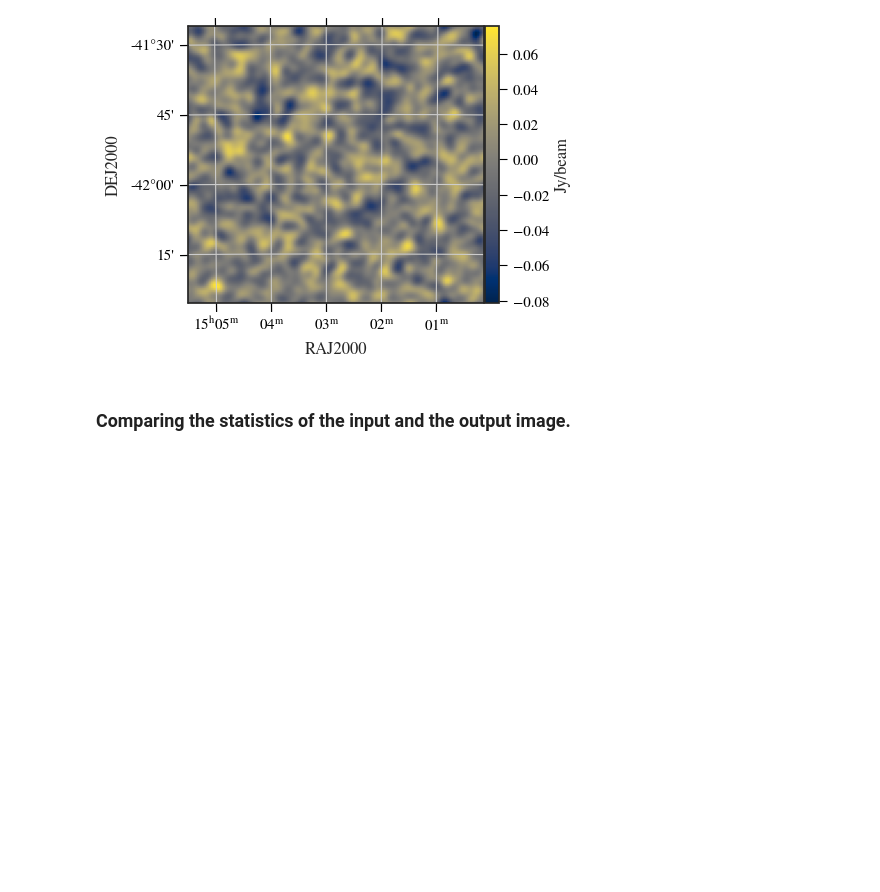
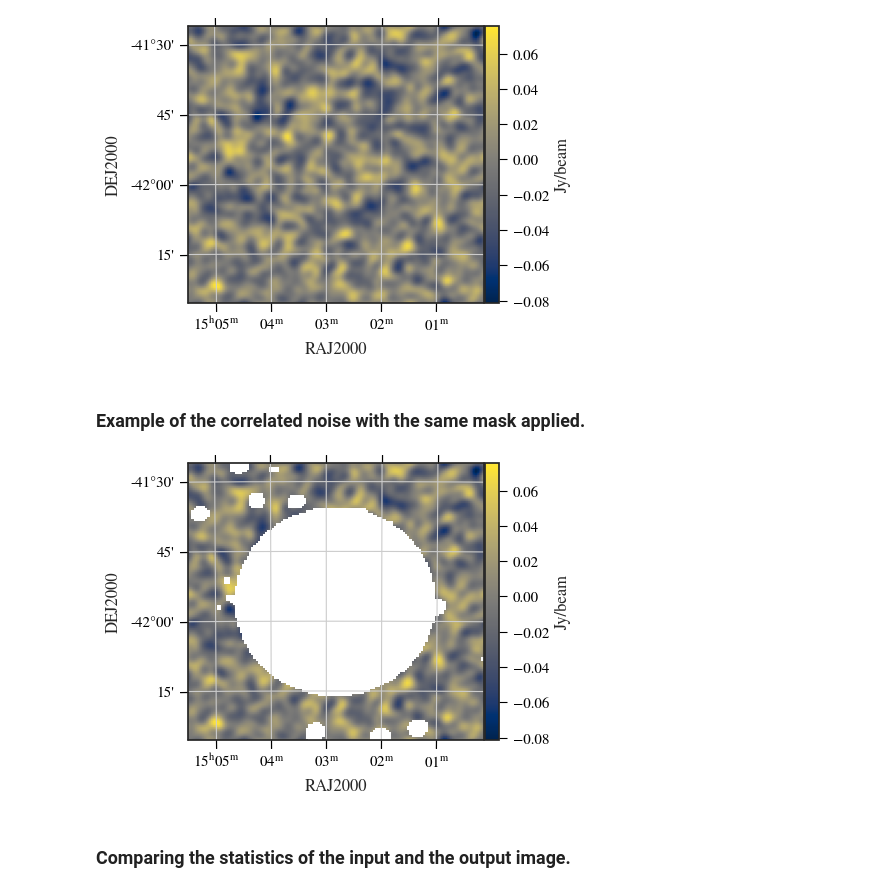
Before and after one commit to JaidenCook/SNRfit, a Jupyter notebook: workbooks/Correlating_Noise.ipynb, the cells around one changed output. Cells and saved outputs as stored; diff of their text form; code cells hidden in the pictures; blank space fills up the shorter version.

```diff
--- a/workbooks/Correlating_Noise.ipynb
+++ b/workbooks/Correlating_Noise.ipynb
@@ -142,6 +142,15 @@ Correlated standard deviation is 0.021
 snrfit.astro_plot_2D(img_cor_noise, w, figsize=(7.5,6),scale=0.6)
 # %% [output]
 [figure]
+# %% [markdown]
+### Example of the correlated noise with the same mask applied.
+# %%
+img_cor_masked = img_cor_noise*np.ones(img_cor_noise.shape)
+img_cor_masked[thresh_mask] = np.nan
+
+snrfit.astro_plot_2D(img_cor_masked, w, figsize=(7.5,6),scale=0.6)
+# %% [output]
+[figure, added]
 # %% [markdown]
 ### Comparing the statistics of the input and the output image.
 # %%
```
Also changed, not shown: parts of 1 cell of this notebook.
